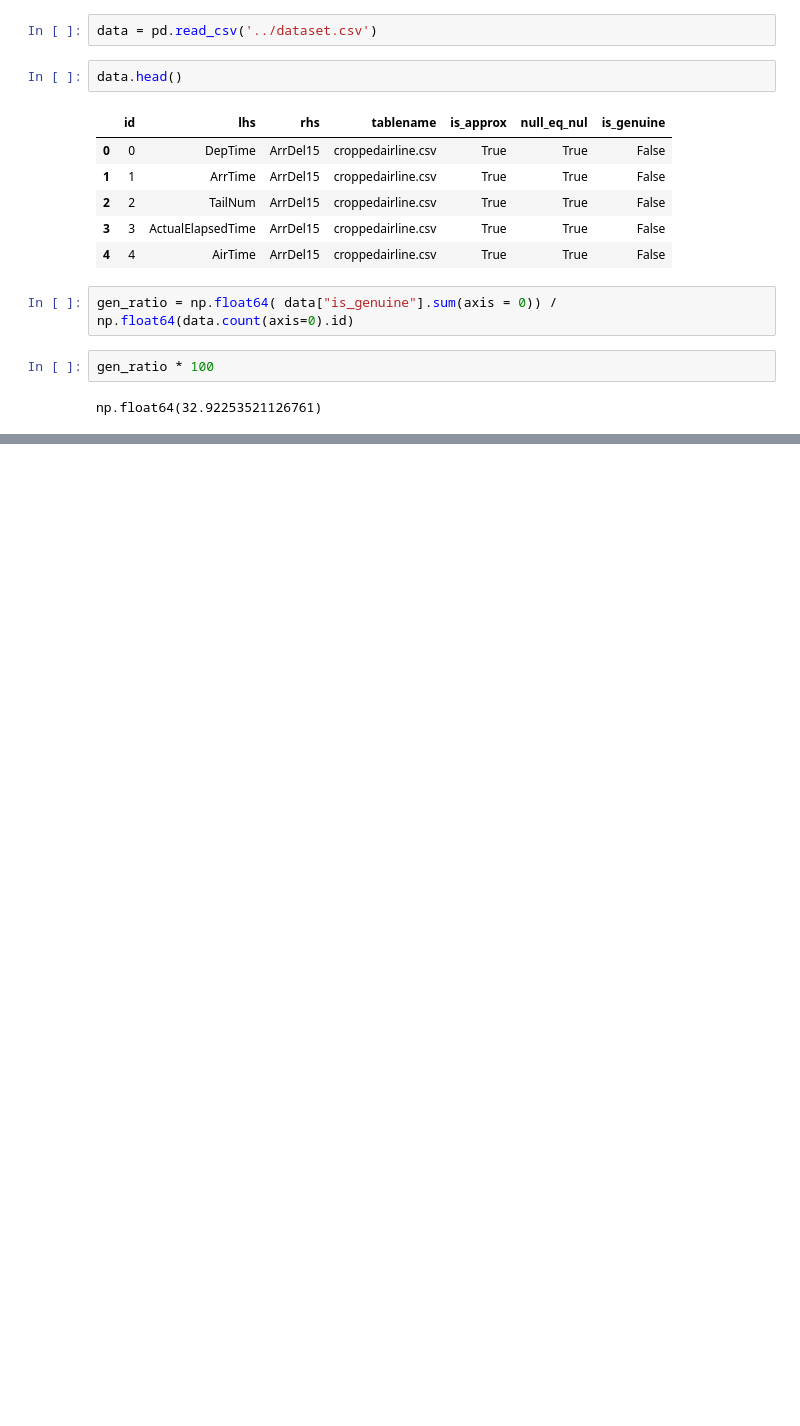
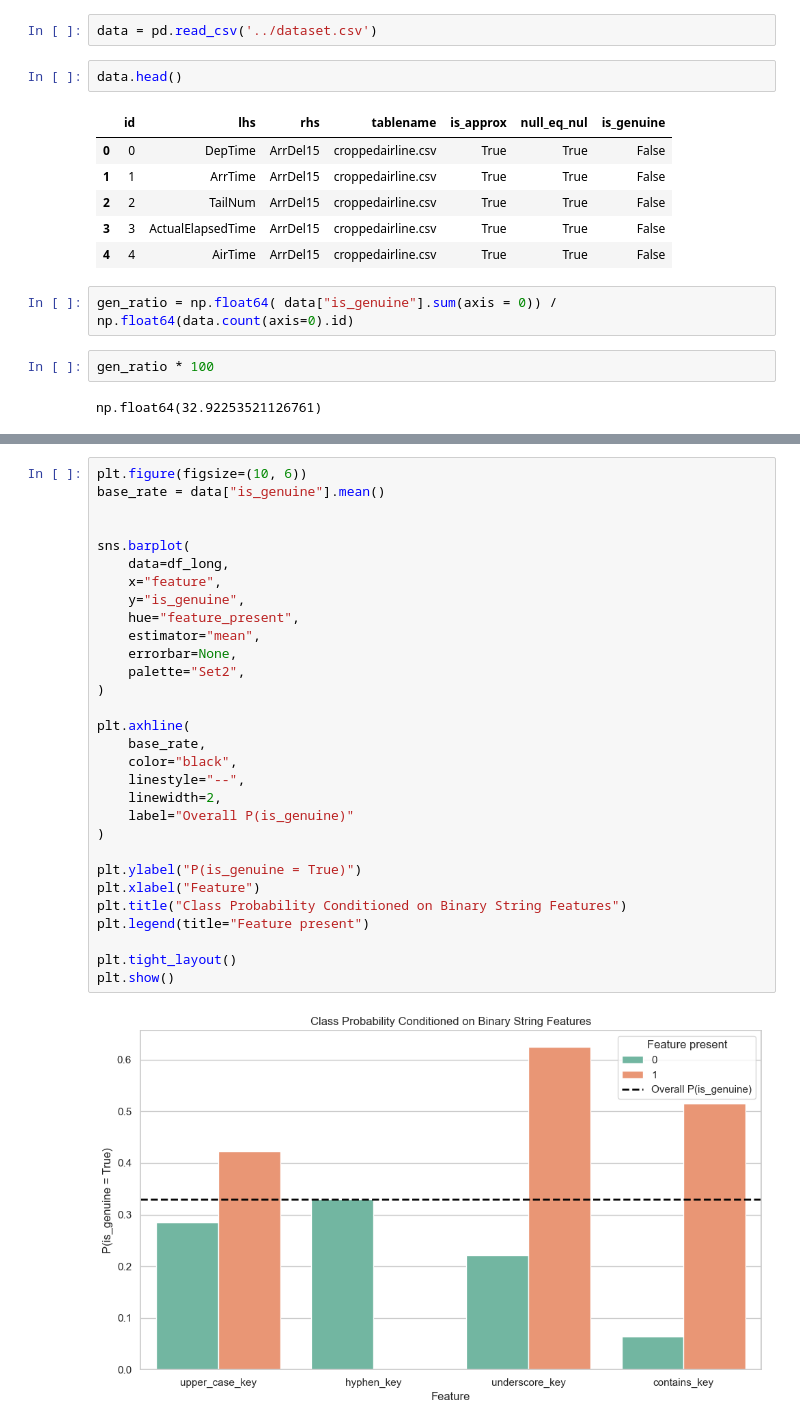
Before and after one commit to Jynns/dataprofiling_gen_fd, a Jupyter notebook: notebooks/vis.ipynb, the cells around one changed output, grey strips where cells are left out. Saved outputs shown, nothing was run; the diff lists cells and outputs as text; blank space fills up the shorter version.

```diff
--- a/notebooks/vis.ipynb
+++ b/notebooks/vis.ipynb
@@ -39,0 +573,32 @@ NameError: name 'sentenceTransformer' is not defined
+# %%
+plt.figure(figsize=(10, 6))
+base_rate = data["is_genuine"].mean()
+
+
+sns.barplot(
+    data=df_long,
+    x="feature",
+    y="is_genuine",
+    hue="feature_present",
+    estimator="mean",
+    errorbar=None,
+    palette="Set2",
+)
+
+plt.axhline(
+    base_rate,
+    color="black",
+    linestyle="--",
+    linewidth=2,
+    label="Overall P(is_genuine)"
+)
+
+plt.ylabel("P(is_genuine = True)")
+plt.xlabel("Feature")
+plt.title("Class Probability Conditioned on Binary String Features")
+plt.legend(title="Feature present")
+
+plt.tight_layout()
+plt.show()
+# %% [output]
+[figure, added]
```
Also changed, not shown: parts of 23 cells of this notebook.
